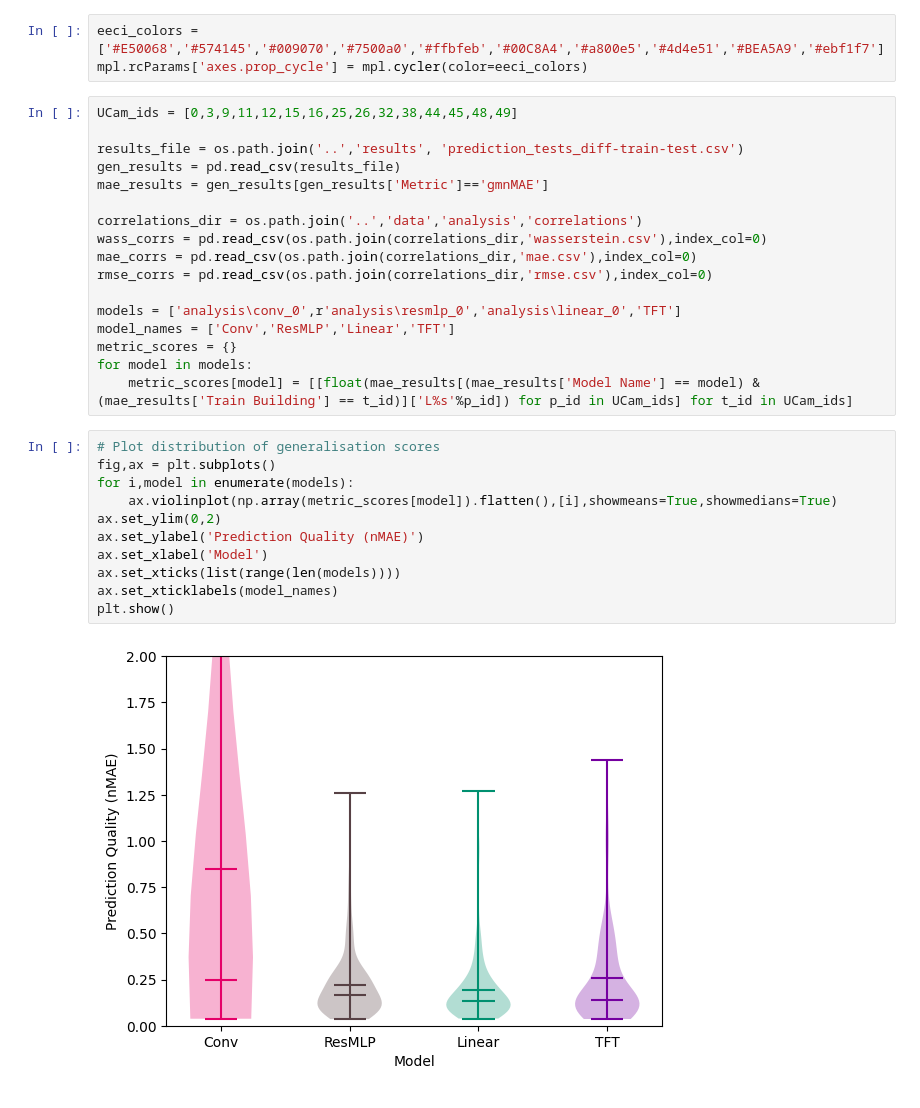
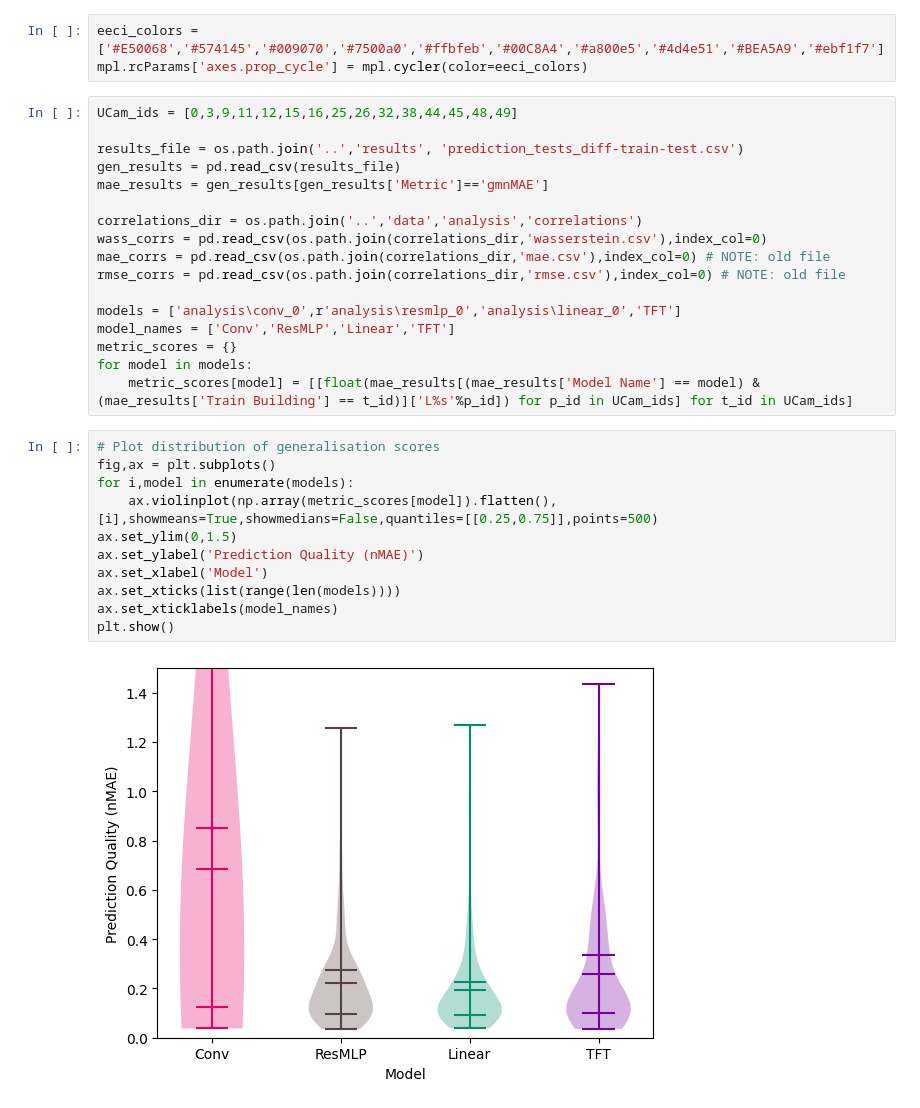
Before and after one commit to EECi/Annex_37, a Jupyter notebook: plots/plot_generalisation_results.ipynb, the cells around one changed output. Saved outputs shown, nothing was run; the diff lists cells and outputs as text.

```diff
--- a/plots/plot_generalisation_results.ipynb
+++ b/plots/plot_generalisation_results.ipynb
@@ -17,8 +17,8 @@ mae_results = gen_results[gen_results['Metric']=='gmnMAE']
 
 correlations_dir = os.path.join('..','data','analysis','correlations')
 wass_corrs = pd.read_csv(os.path.join(correlations_dir,'wasserstein.csv'),index_col=0)
-mae_corrs = pd.read_csv(os.path.join(correlations_dir,'mae.csv'),index_col=0)
-rmse_corrs = pd.read_csv(os.path.join(correlations_dir,'rmse.csv'),index_col=0)
+mae_corrs = pd.read_csv(os.path.join(correlations_dir,'mae.csv'),index_col=0) # NOTE: old file
+rmse_corrs = pd.read_csv(os.path.join(correlations_dir,'rmse.csv'),index_col=0) # NOTE: old file
 
 models = ['analysis\conv_0',r'analysis\resmlp_0','analysis\linear_0','TFT']
 model_names = ['Conv','ResMLP','Linear','TFT']
@@ -28,16 +28,16 @@ for model in models:
 # %%
 # Plot distribution of generalisation scores
 fig,ax = plt.subplots()
 for i,model in enumerate(models):
-    ax.violinplot(np.array(metric_scores[model]).flatten(),[i],showmeans=True,showmedians=True)
-ax.set_ylim(0,2)
+    ax.violinplot(np.array(metric_scores[model]).flatten(),[i],showmeans=True,showmedians=False,quantiles=[[0.25,0.75]],points=500)
+ax.set_ylim(0,1.5)
 ax.set_ylabel('Prediction Quality (nMAE)')
 ax.set_xlabel('Model')
 ax.set_xticks(list(range(len(models))))
 ax.set_xticklabels(model_names)
 plt.show()
 # %% [output]
-[figure, old version]
+[figure, new version]
 # %%
 # Plot correlation between generalisation scores and wasserstein distance
 for i,model in enumerate(models):
```
Also changed, not shown: parts of 4 cells of this notebook, 2 other files.
